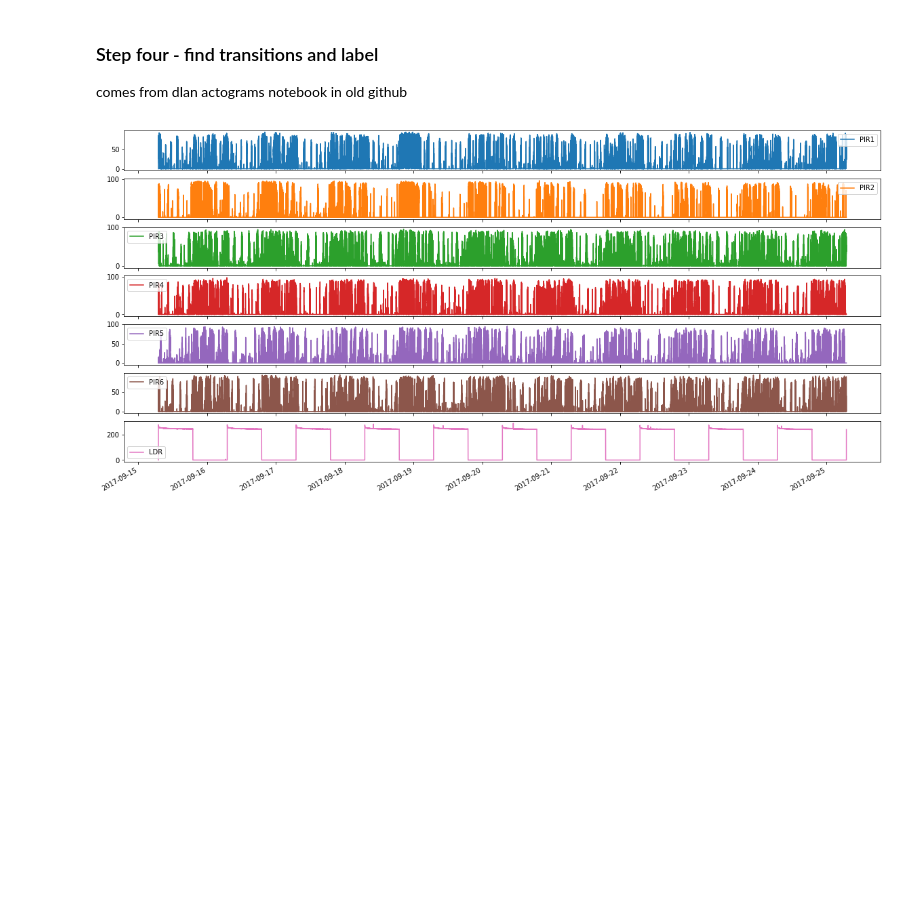
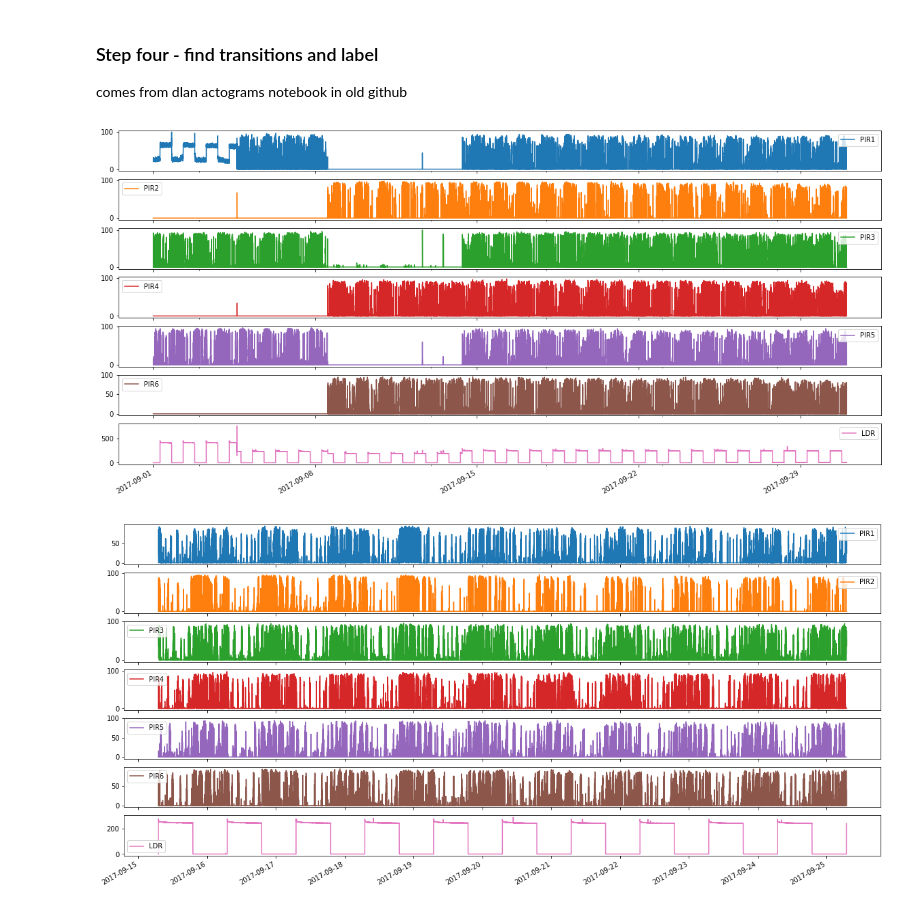
Before and after one commit to A-Fisk/P2_circ_disruption, a Jupyter notebook: 01_createfiles/01_notebooks/02_dlan_create.ipynb, the cells around one changed output. Cells and saved outputs as stored; diff of their text form; code cells hidden in the pictures; blank space fills up the shorter version.

```diff
--- a/01_createfiles/01_notebooks/02_dlan_create.ipynb
+++ b/01_createfiles/01_notebooks/02_dlan_create.ipynb
@@ -76,5 +76,10 @@ Done later with disrupted part
 ### Step four - find transitions and label
 
 comes from dlan actograms notebook in old github
+# %%
+# slice off the initial validation period
+quickplot(data['2017-9'])
+# %% [output]
+[figure, added]
 # %%
 # create new df to label
```
Also changed, not shown: parts of 2 cells of this notebook, 3 other files.
